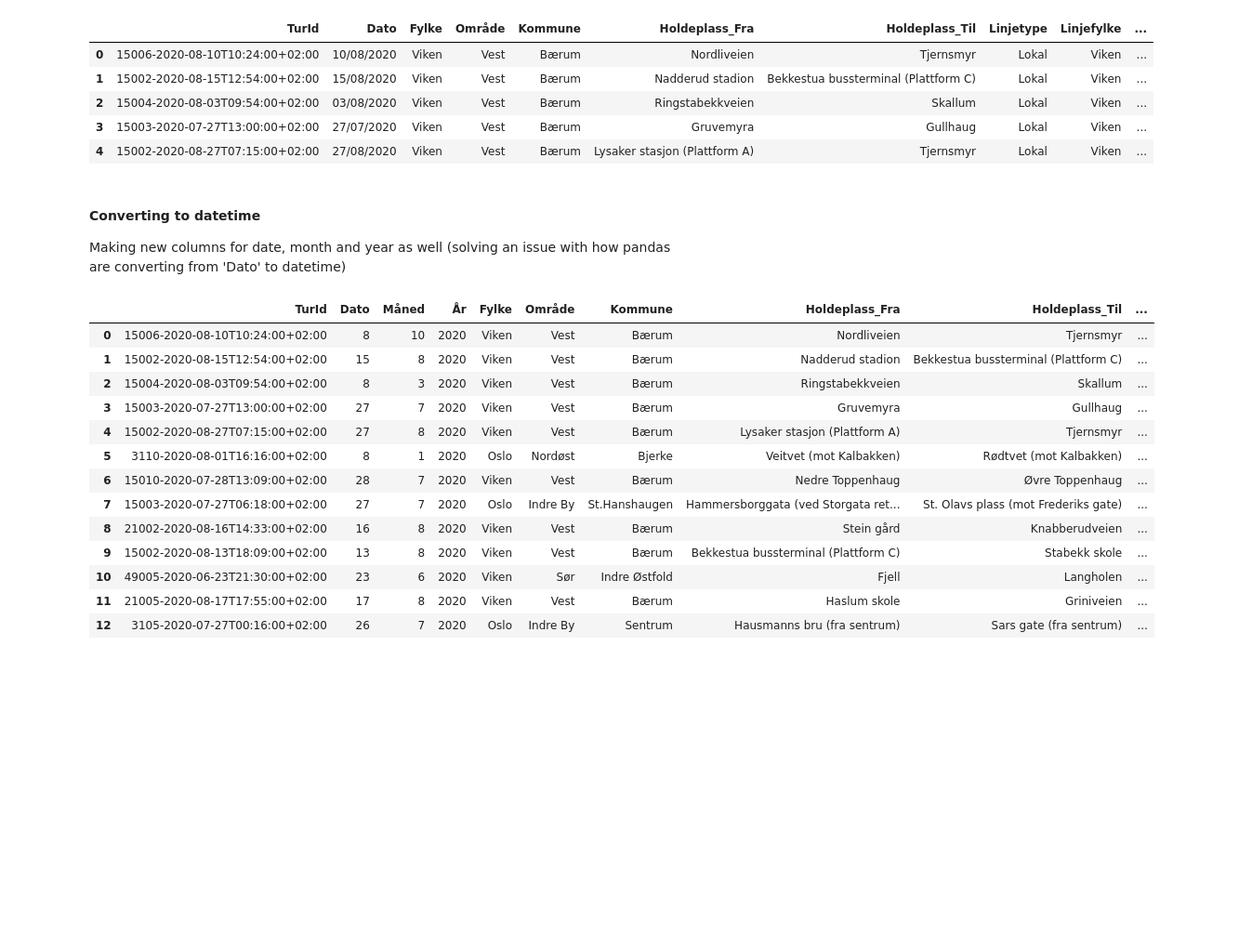
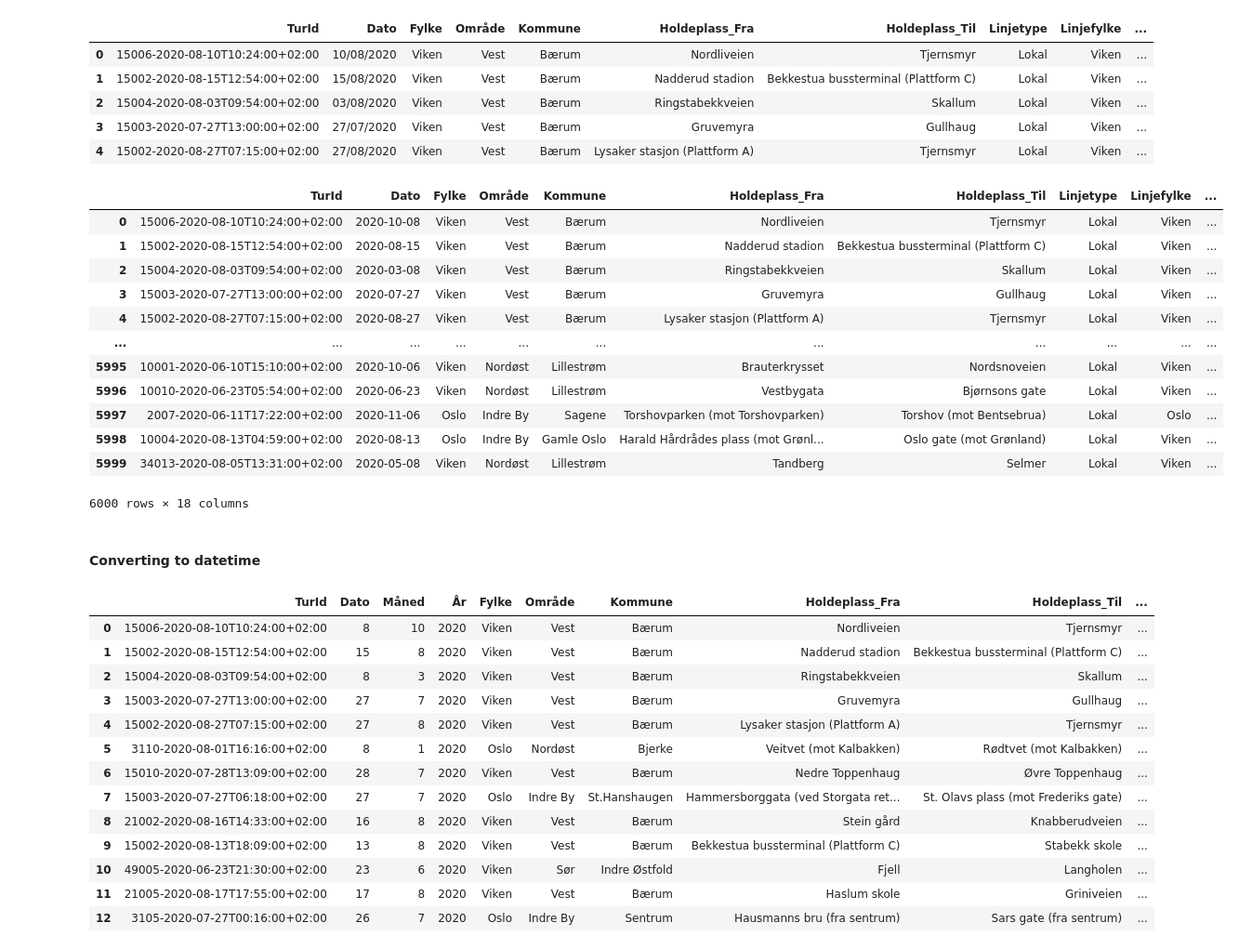
Before and after one commit to tomaloki/Assignment2_DAVE3625, a Jupyter notebook: Notebook/Assignment2_DAVE3625.ipynb, the cells around one changed output. Shown at 93% size. Drawn from its saved outputs; the diff is of its cells as text; code cells hidden in the pictures; blank space fills up the shorter version.

```diff
--- a/Notebook/Assignment2_DAVE3625.ipynb
+++ b/Notebook/Assignment2_DAVE3625.ipynb
@@ -34,9 +34,41 @@ df.head()
 | 2 | 15004-2020-08-03T09:54:00+02:00 | 03/08/2020 | Viken | Vest | Bærum | Ringstabekkveien | Skallum | Lokal | Viken | ... |
 | 3 | 15003-2020-07-27T13:00:00+02:00 | 27/07/2020 | Viken | Vest | Bærum | Gruvemyra | Gullhaug | Lokal | Viken | ... |
 | 4 | 15002-2020-08-27T07:15:00+02:00 | 27/08/2020 | Viken | Vest | Bærum | Lysaker stasjon (Plattform A) | Tjernsmyr | Lokal | Viken | ... |
-# %% [markdown]
-#### Converting to datetime
-Making new columns for date, month and year as well (solving an issue with how pandas are converting from 'Dato' to datetime)
+# %%
+df['Dato'] = pd.to_datetime(df['Dato'])
+
+df['Ukedag'] = df['Dato'].dt.day_name()
+
+conditions = [
+    (df['Ukedag'] == "Monday"),
+    (df['Ukedag'] == "Tuesday"),
+    (df['Ukedag'] == "Wednesday"),
+    (df['Ukedag'] == "Thursday"),
+    (df['Ukedag'] == "Friday"),
+    (df['Ukedag'] == "Saturday"),
+    (df['Ukedag'] == "Sunday"),
+    ]
+
+ukedagArray = ['Mandag', 'Tirsdag', 'Onsdag', 'Torsdag', 'Fredag', 'Lørdag', 'Søndag']
+
+df['Ukedag'] = np.select(conditions, ukedagArray)
+df
+# %% [output]
+|  | TurId | Dato | Fylke | Område | Kommune | Holdeplass_Fra | Holdeplass_Til | Linjetype | Linjefylke | ... |
+| 0 | 15006-2020-08-10T10:24:00+02:00 | 2020-10-08 | Viken | Vest | Bærum | Nordliveien | Tjernsmyr | Lokal | Viken | ... |
+| 1 | 15002-2020-08-15T12:54:00+02:00 | 2020-08-15 | Viken | Vest | Bærum | Nadderud stadion | Bekkestua bussterminal (Plattform C) | Lokal | Viken | ... |
+| 2 | 15004-2020-08-03T09:54:00+02:00 | 2020-03-08 | Viken | Vest | Bærum | Ringstabekkveien | Skallum | Lokal | Viken | ... |
+| 3 | 15003-2020-07-27T13:00:00+02:00 | 2020-07-27 | Viken | Vest | Bærum | Gruvemyra | Gullhaug | Lokal | Viken | ... |
+| 4 | 15002-2020-08-27T07:15:00+02:00 | 2020-08-27 | Viken | Vest | Bærum | Lysaker stasjon (Plattform A) | Tjernsmyr | Lokal | Viken | ... |
+| ... | ... | ... | ... | ... | ... | ... | ... | ... | ... | ... |
+| 5995 | 10001-2020-06-10T15:10:00+02:00 | 2020-10-06 | Viken | Nordøst | Lillestrøm | Brauterkrysset | Nordsnoveien | Lokal | Viken | ... |
+| 5996 | 10010-2020-06-23T05:54:00+02:00 | 2020-06-23 | Viken | Nordøst | Lillestrøm | Vestbygata | Bjørnsons gate | Lokal | Viken | ... |
+| 5997 | 2007-2020-06-11T17:22:00+02:00 | 2020-11-06 | Oslo | Indre By | Sagene | Torshovparken (mot Torshovparken) | Torshov (mot Bentsebrua) | Lokal | Oslo | ... |
+| 5998 | 10004-2020-08-13T04:59:00+02:00 | 2020-08-13 | Oslo | Indre By | Gamle Oslo | Harald Hårdrådes plass (mot Grønl... | Oslo gate (mot Grønland) | Lokal | Viken | ... |
+| 5999 | 34013-2020-08-05T13:31:00+02:00 | 2020-05-08 | Viken | Nordøst | Lillestrøm | Tandberg | Selmer | Lokal | Viken | ... |
+6000 rows × 18 columns
+# %% [markdown]
+#### Converting to datetime
 # %%
 df.insert(2, 'Måned', pd.to_datetime(df['Dato']).dt.month)
 df.insert(3, 'År', pd.to_datetime(df['Dato']).dt.year)
```
Also changed, not shown: parts of 1 cell of this notebook.
